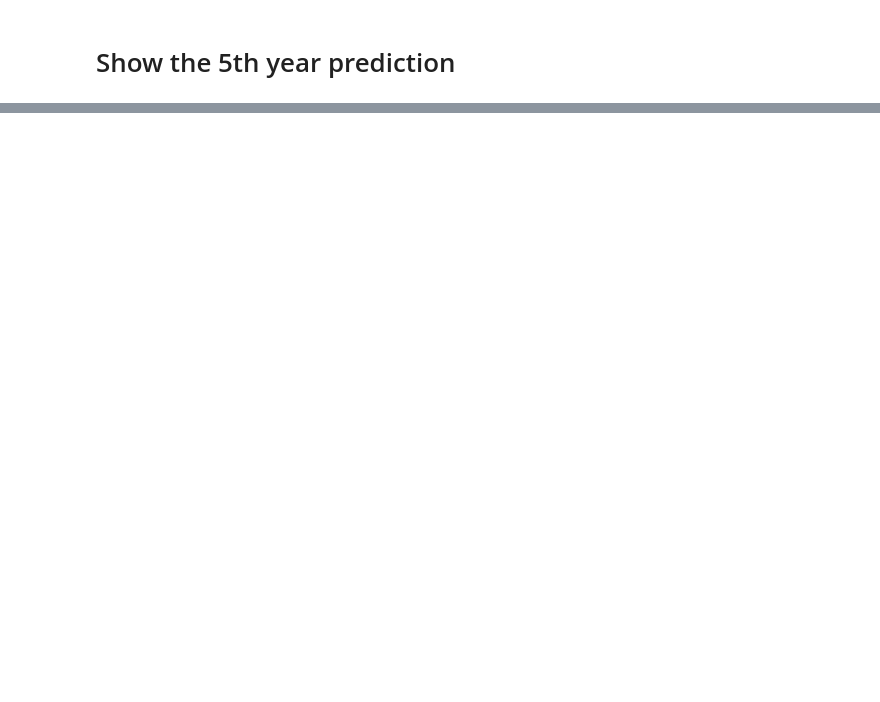
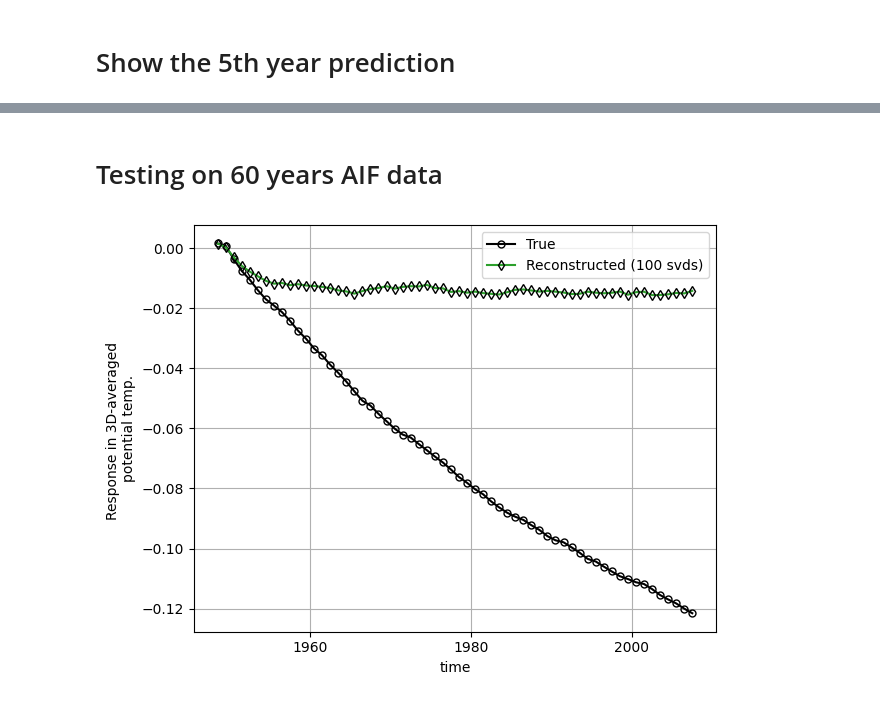
Before and after one commit to m2lines/calibration-MOM6, a Jupyter notebook: notebooks/linear-response-model.ipynb, the cells around one changed output, grey strips where cells are left out. Drawn from its saved outputs; the diff is of its cells as text; code cells hidden in the pictures; blank space fills up the shorter version.

```diff
--- a/notebooks/linear-response-model.ipynb
+++ b/notebooks/linear-response-model.ipynb
@@ -272,0 +273,2 @@ np.max(np.abs(np.linalg.eig(M).eigenvalues))
+# %% [markdown]
+# Testing on 60 years AIF data
@@ -272,0 +282,20 @@ np.max(np.abs(np.linalg.eig(M).eigenvalues))
+# %%
+# Computes PC time seires for the response of control minus ann
+U = (to_vector(ann-control)).values @ Vt.T
+# %%
+data_matrix_svd10 =U@Vt
+# %%
+vector = to_vector(control)*0
+# %%
+control_m_ann_svd10 = (vector + data_matrix_svd10).unstack()
+# %%
+ave3d(ann-control, param)[0:60].plot(color='k', label='True', marker='o', markerfacecolor='none', markersize=5)
+ave3d(control_m_ann_svd10, param)[0:60].plot(color='tab:green', label='Reconstructed (100 svds)', marker='d', markersize=5, markeredgecolor='k', markerfacecolor='none')
+plt.grid()
+plt.ylabel('Response in 3D-averaged \npotential temp.')
+plt.legend()
+
+plt.tight_layout()
+plt.savefig('AIF-reconstruction.pdf')
+# %% [output]
+[figure, added]
```
Also changed, not shown: parts of 24 cells of this notebook, 1 other file.
